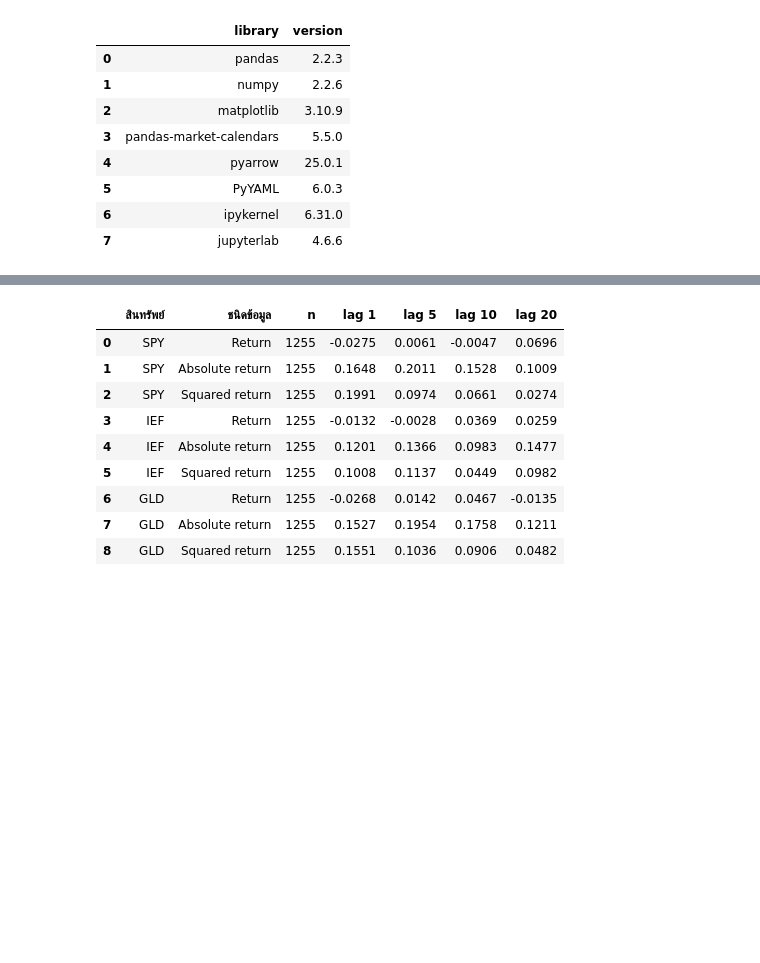
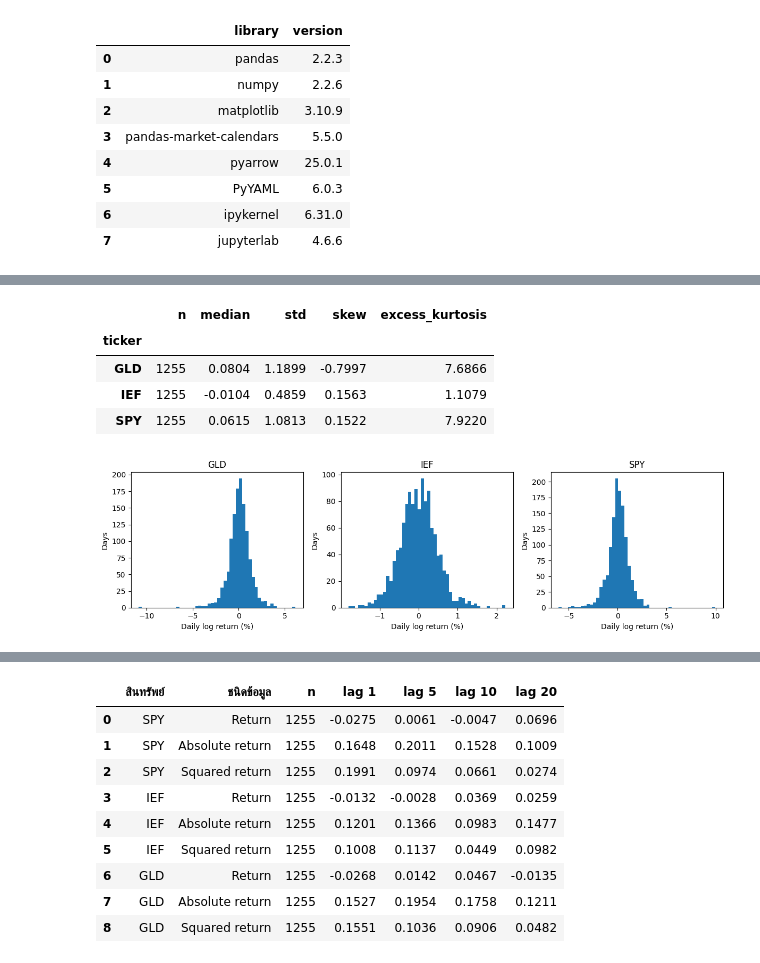
Before and after one commit to 01aptx01/datasci-and-dataen-project, a Jupyter notebook: notebooks/01_eda_market_prices.ipynb, the cells around one changed output, grey strips where cells are left out. Drawn from its saved outputs; the diff is of its cells as text; code cells hidden in the pictures; blank space fills up the shorter version.

```diff
--- a/notebooks/01_eda_market_prices.ipynb
+++ b/notebooks/01_eda_market_prices.ipynb
@@ -802,22 +52,0 @@ Correlation รายปีสรุปวันภายในปี ส่ว
-# %%
-# สรุปจากผลปัจจุบัน พร้อมช่วงเวลาของปีไม่เต็ม
-for year in years:
-    cov = coverage.loc[coverage.year.eq(year)]
-    leaders = annual_std.loc[year]
-    winner = leaders.idxmax() if leaders.notna().any() else 'คำนวณไม่ได้'
-    period = 'ไม่เต็มปี' if year in partial_years else 'เต็มปีตามขอบเขต'
-    print(f'{year} ({period}; {cov.iloc[0].days} วัน, {cov.iloc[0]["first"]:%Y-%m-%d} ถึง {cov.iloc[0]["last"]:%Y-%m-%d}): annualized std สูงสุด {winner} {leaders.max():.2f}%')
-for col in corr_cols:
-    vals = annual_corr[col].dropna()
-    if len(vals): print(f'{col}: correlation รายปีอยู่ระหว่าง {vals.min():.3f} ถึง {vals.max():.3f}; เปลี่ยนเครื่องหมาย: {bool((vals < 0).any() and (vals > 0).any())}')
-print('ค่า skewness และ kurtosis รายปีในตารางแสดงว่ารูปร่างการกระจายอาจต่างจากค่ารวมทั้งช่วง; การเปรียบเทียบเป็นเชิงพรรณนา')
-print('สำหรับการพยากรณ์ ควรตรวจความเสถียรตามเวลาและระวัง historical correlation proxy เปลี่ยนได้ โดยไม่สรุปเหตุและผลจากกราฟ')
-
-for ticker in config['source']['tickers']:
-    rv = annual_rv.xs(ticker, level='ticker')
-    y = rv['median'].idxmax()
-    z = (rv['maximum'] - rv['median']).idxmax()
-    print(f'{ticker}: median RV สูงสุดในช่วงปี {y} = {rv.loc[y, "median"]:.2f}% (p90 {rv.loc[y, "p90"]:.2f}%); ช่องว่าง max–median สูงสุดปี {z}: {rv.loc[z, "maximum"]:.2f}% เทียบกับ {rv.loc[z, "median"]:.2f}%')
-    shape = yearly_shape.xs(ticker, level='ticker')
-    print(f'{ticker}: excess kurtosis รายปี {shape.excess_kurtosis.min():.2f} ถึง {shape.excess_kurtosis.max():.2f}; รวมทั้งช่วง {returns_summary.loc[ticker, "kurtosis_excess"]:.2f}')
-print('ช่องว่าง max–median สูงชี้ว่ามีช่วงสูงเฉพาะบางเวลา ขณะที่ median และ p90 สูงพร้อมกันสะท้อนระดับสูงกว้างกว่าในช่วงที่ศึกษา; ปีไม่เต็มอ่านประกอบจำนวนวันด้านบน')
@@ -852,0 +123,20 @@ RV20 ของวันติดกันใช้ return ร่วมกัน
+# %%
+returns_summary = analysis.groupby('ticker').log_return.agg(n='count', median='median', std='std', skew='skew')
+returns_summary['excess_kurtosis'] = analysis.groupby('ticker').log_return.apply(lambda s: s.kurt())
+returns_summary[['median', 'std']] *= 100
+display(returns_summary.round(4))
+fig, axes = plt.subplots(1, 3, figsize=(12, 3.5))
+for ax, (ticker, group) in zip(axes, analysis.groupby('ticker')):
+    ax.hist(group.log_return * 100, bins=50)
+    ax.set_title(ticker)
+    ax.set_xlabel('Daily log return (%)')
+    ax.set_ylabel('Days')
+plt.tight_layout()
+plt.show()
+# %% [output]
+|  | n | median | std | skew | excess_kurtosis |
+| ticker |  |  |  |  |  |
+| GLD | 1255 | 0.0804 | 1.1899 | -0.7997 | 7.6866 |
+| IEF | 1255 | -0.0104 | 0.4859 | 0.1563 | 1.1079 |
+| SPY | 1255 | 0.0615 | 1.0813 | 0.1522 | 7.9220 |
+[figure, added]
```
Also changed, not shown: parts of 68 cells of this notebook, 2 other files.
